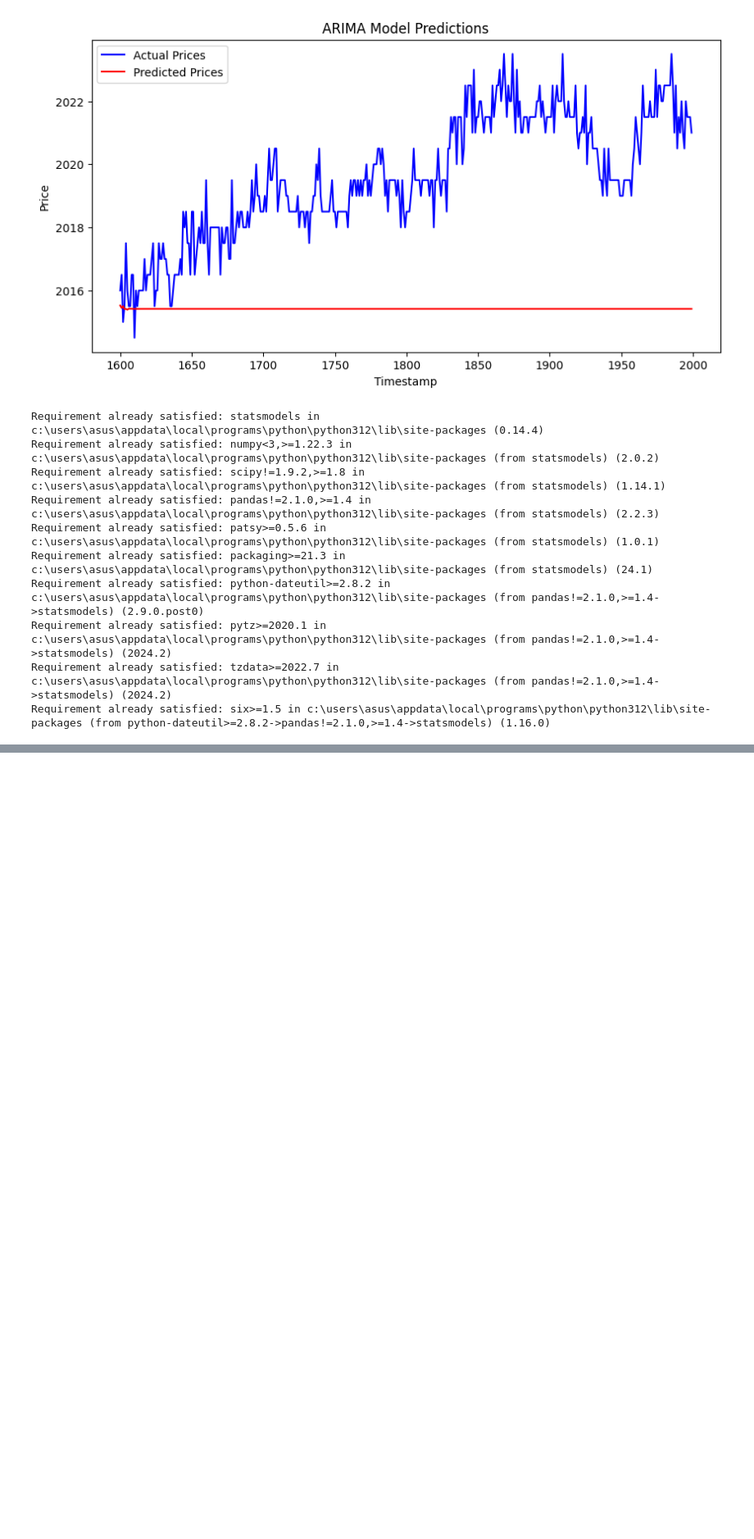
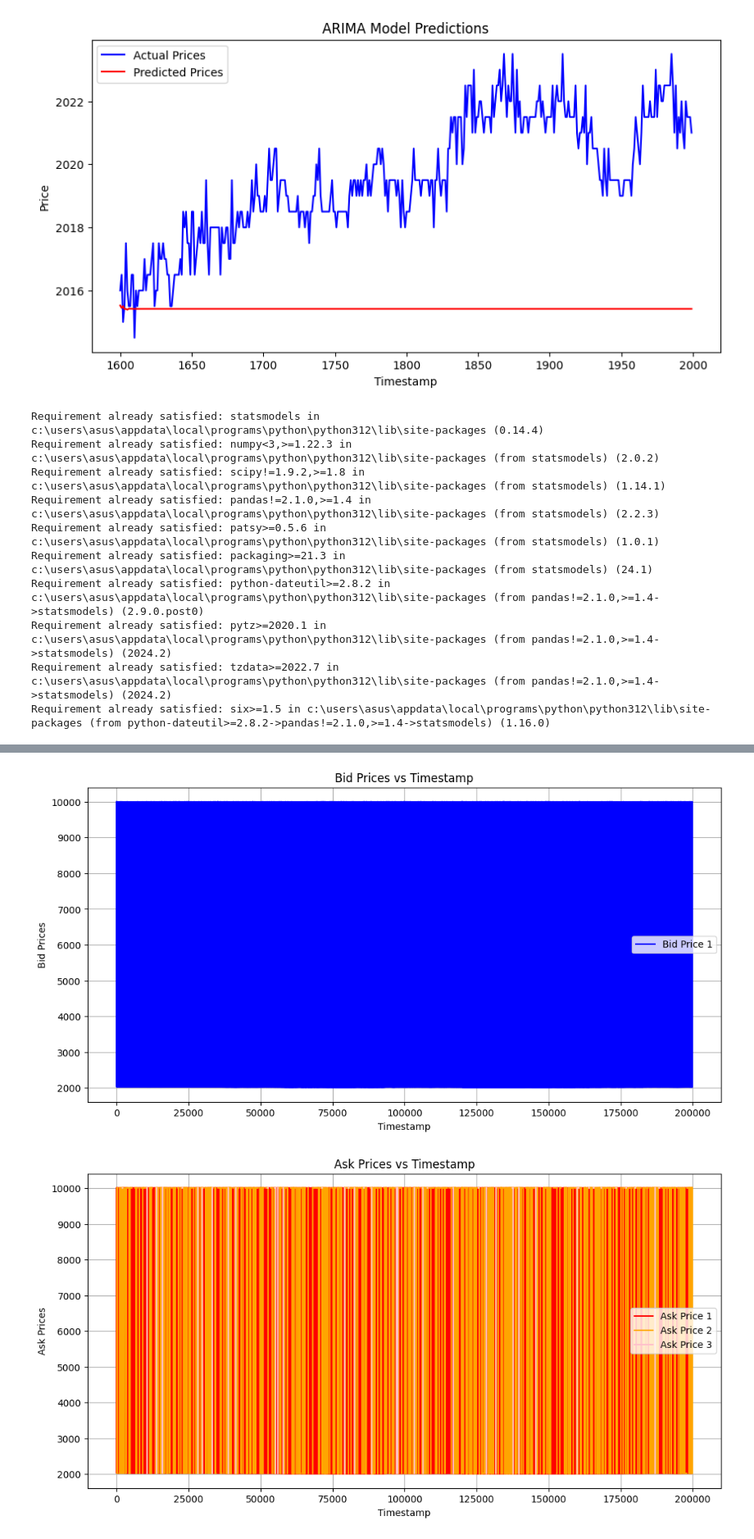
Before and after one commit to SamyakSS83/paradis-island-imckechode, a Jupyter notebook: Tutorial_round/analysis.ipynb, the cells around one changed output, grey strips where cells are left out. Shown at 82% size. Saved outputs shown, nothing was run; the diff lists cells and outputs as text; code cells hidden in the pictures; blank space fills up the shorter version.

```diff
--- a/Tutorial_round/analysis.ipynb
+++ b/Tutorial_round/analysis.ipynb
@@ -290 +290,35 @@ print(len(all_mse))
 39
+# %%
+import pandas as pd
+
+import matplotlib.pyplot as plt
+
+# Load the CSV file
+data = pd.read_csv('alldata.csv', delimiter=';')
+
+# Plot all the bids vs timestamp
+plt.figure(figsize=(12, 6))
+plt.plot(data['timestamp'], data['bid_price_1'], label='Bid Price 1', color='blue')
+# plt.plot(data['timestamp'], data['bid_price_2'], label='Bid Price 2', color='green')
+# plt.plot(data['timestamp'], data['bid_price_3'], label='Bid Price 3', color='purple')
+plt.xlabel('Timestamp')
+plt.ylabel('Bid Prices')
+plt.title('Bid Prices vs Timestamp')
+plt.legend()
+plt.grid()
+plt.show()
+
+# Plot all the asks vs timestamp
+plt.figure(figsize=(12, 6))
+plt.plot(data['timestamp'], data['ask_price_1'], label='Ask Price 1', color='red')
+plt.plot(data['timestamp'], data['ask_price_2'], label='Ask Price 2', color='orange')
+plt.plot(data['timestamp'], data['ask_price_3'], label='Ask Price 3', color='pink')
+plt.xlabel('Timestamp')
+plt.ylabel('Ask Prices')
+plt.title('Ask Prices vs Timestamp')
+plt.legend()
+plt.grid()
+plt.show()
+# %% [output]
+[figure, added]
+[figure, added]
```
Also changed, not shown: parts of 1 cell of this notebook, 4 other files.
